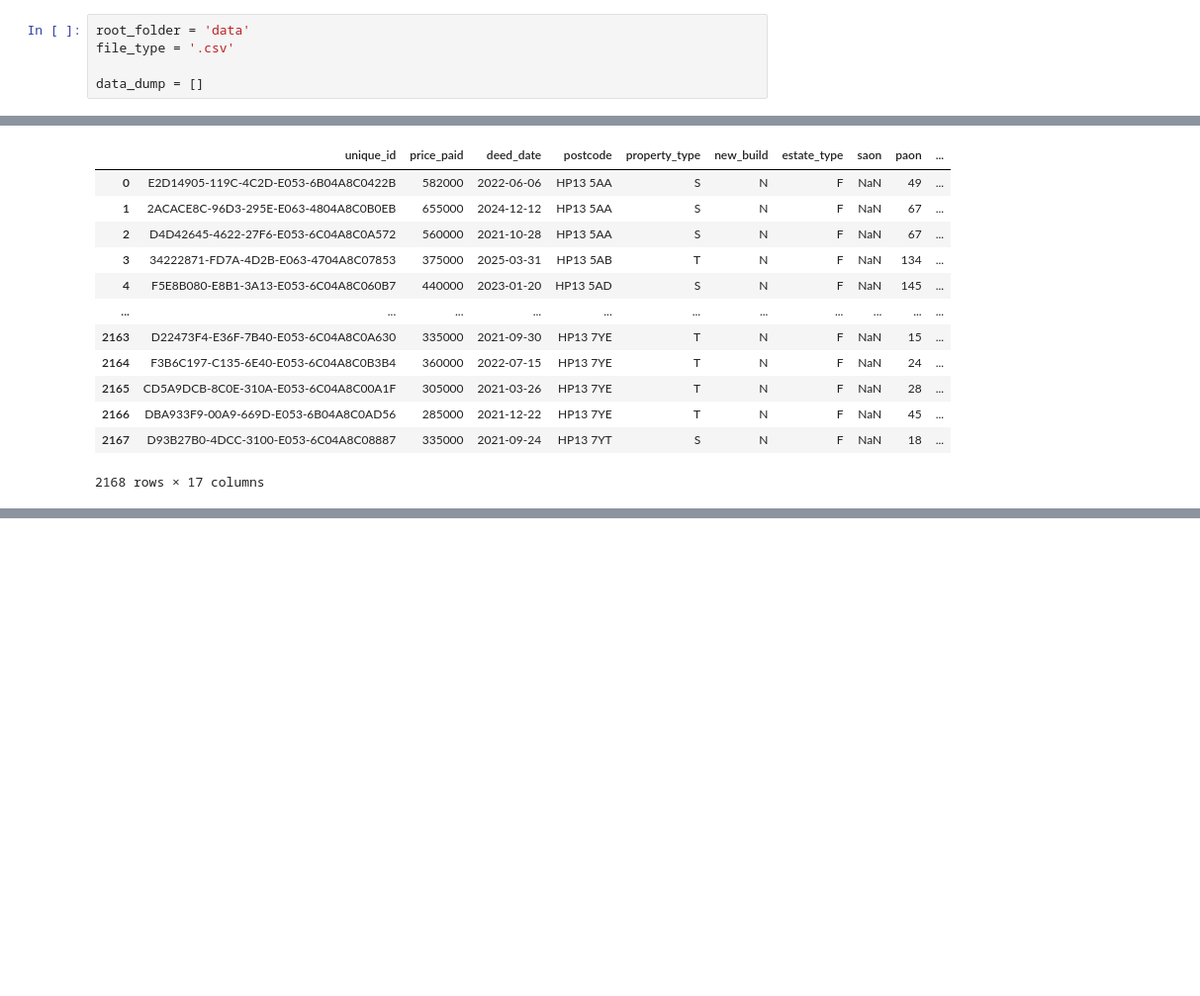
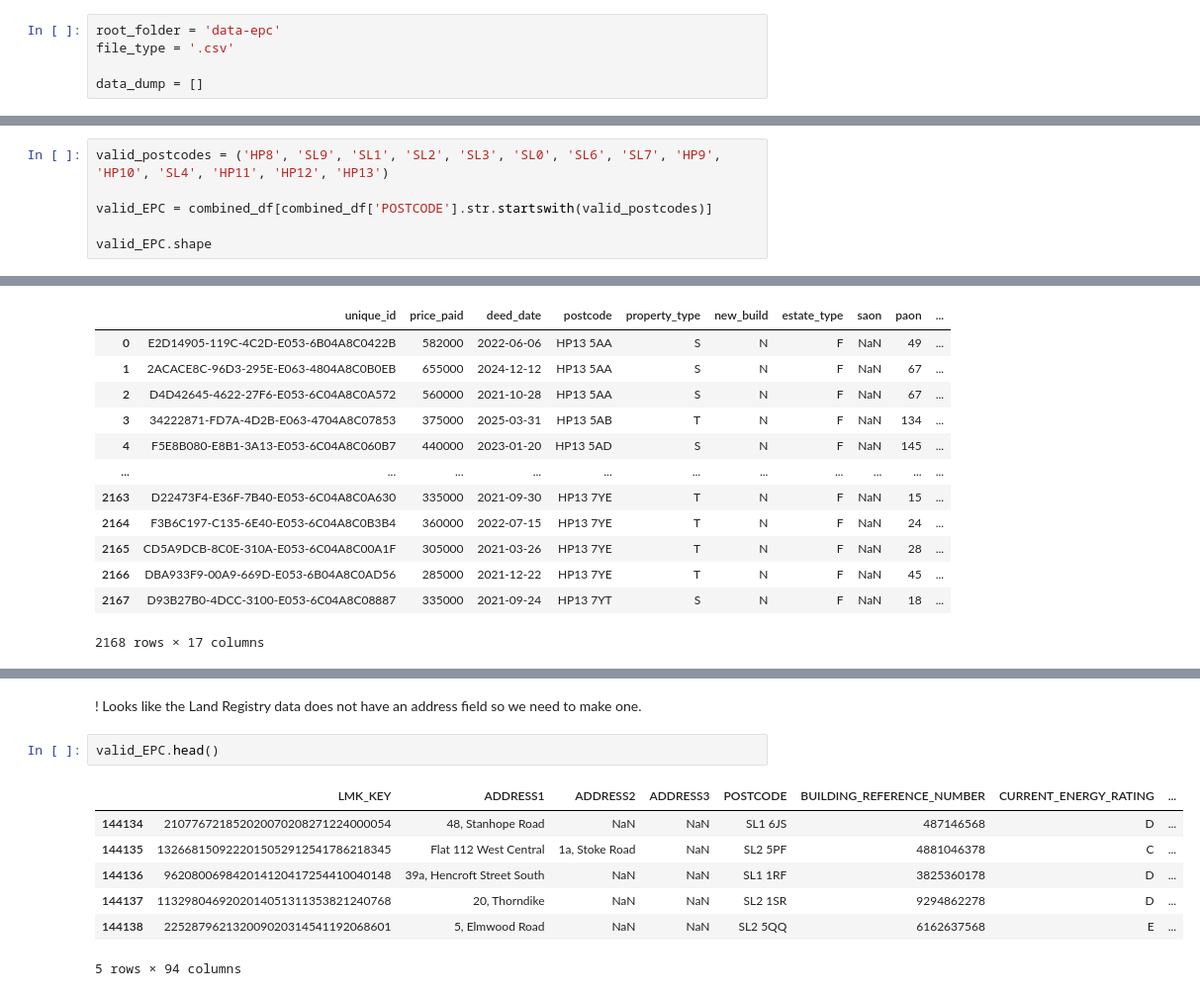
Before and after one commit to NiroshSuthagar/project-housing, a Jupyter notebook: eda.ipynb, the cells around one changed output, grey strips where cells are left out. Shown at 99% size. Cells and saved outputs as stored; diff of their text form; blank space fills up the shorter version.

```diff
--- a/eda.ipynb
+++ b/eda.ipynb
@@ -50,5 +35,5 @@ test.head()
 # %%
-root_folder = 'data'
+root_folder = 'data-epc'
 file_type = '.csv'
 
 data_dump = []
@@ -100,0 +106,6 @@ combined_df.to_sql(
+# %%
+valid_postcodes = ('HP8', 'SL9', 'SL1', 'SL2', 'SL3', 'SL0', 'SL6', 'SL7', 'HP9', 'HP10', 'SL4', 'HP11', 'HP12', 'HP13')
+
+valid_EPC = combined_df[combined_df['POSTCODE'].str.startswith(valid_postcodes)]
+
+valid_EPC.shape
@@ -248,0 +266,12 @@ df.size
+# %% [markdown]
+! Looks like the Land Registry data does not have an address field so we need to make one.
+# %%
+valid_EPC.head()
+# %% [output]
+|  | LMK_KEY | ADDRESS1 | ADDRESS2 | ADDRESS3 | POSTCODE | BUILDING_REFERENCE_NUMBER | CURRENT_ENERGY_RATING | ... |
+| 144134 | 210776721852020070208271224000054 | 48, Stanhope Road | NaN | NaN | SL1 6JS | 487146568 | D | ... |
+| 144135 | 1326681509222015052912541786218345 | Flat 112 West Central | 1a, Stoke Road | NaN | SL2 5PF | 4881046378 | C | ... |
+| 144136 | 962080069842014120417254410040148 | 39a, Hencroft Street South | NaN | NaN | SL1 1RF | 3825360178 | D | ... |
+| 144137 | 1132980469202014051311353821240768 | 20, Thorndike | NaN | NaN | SL2 1SR | 9294862278 | D | ... |
+| 144138 | 225287962132009020314541192068601 | 5, Elmwood Road | NaN | NaN | SL2 5QQ | 6162637568 | E | ... |
+5 rows × 94 columns
```
Also changed, not shown: parts of 25 cells of this notebook, 1 other file.
